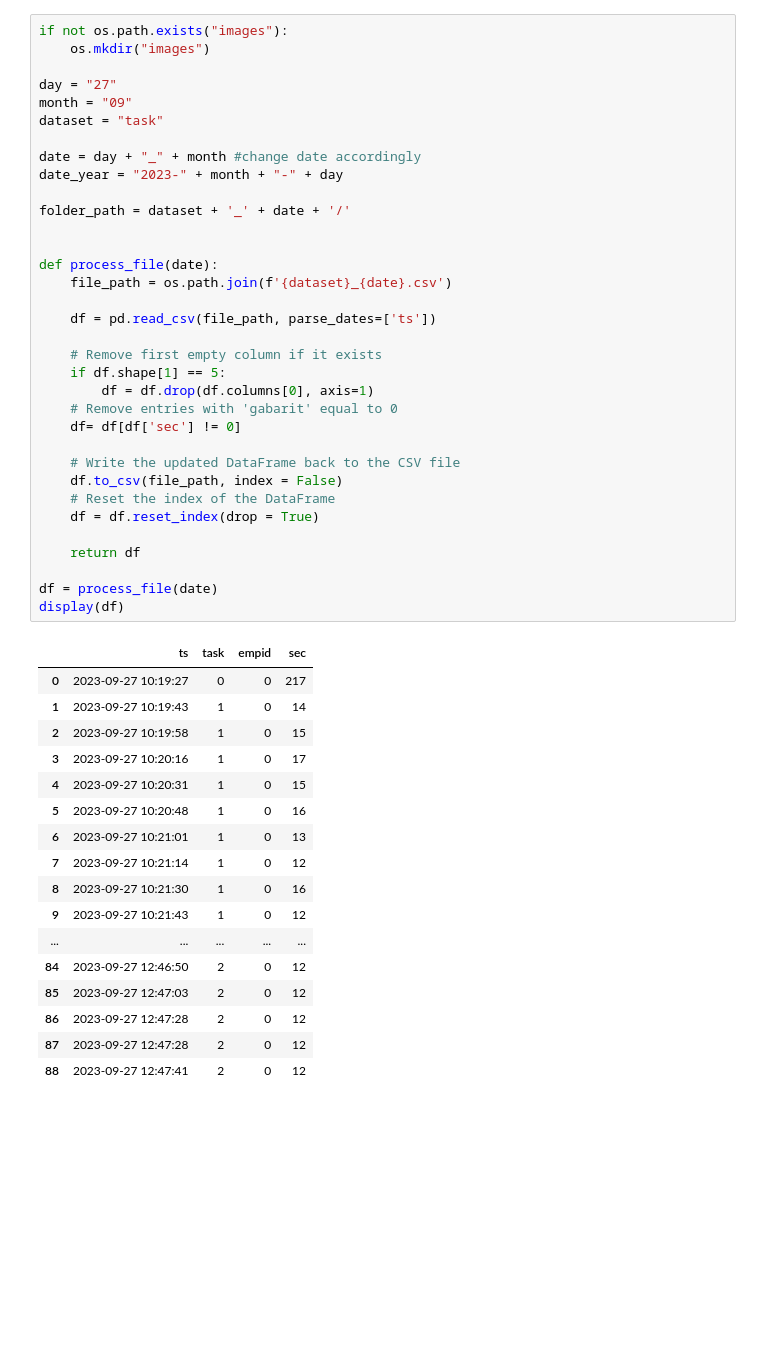
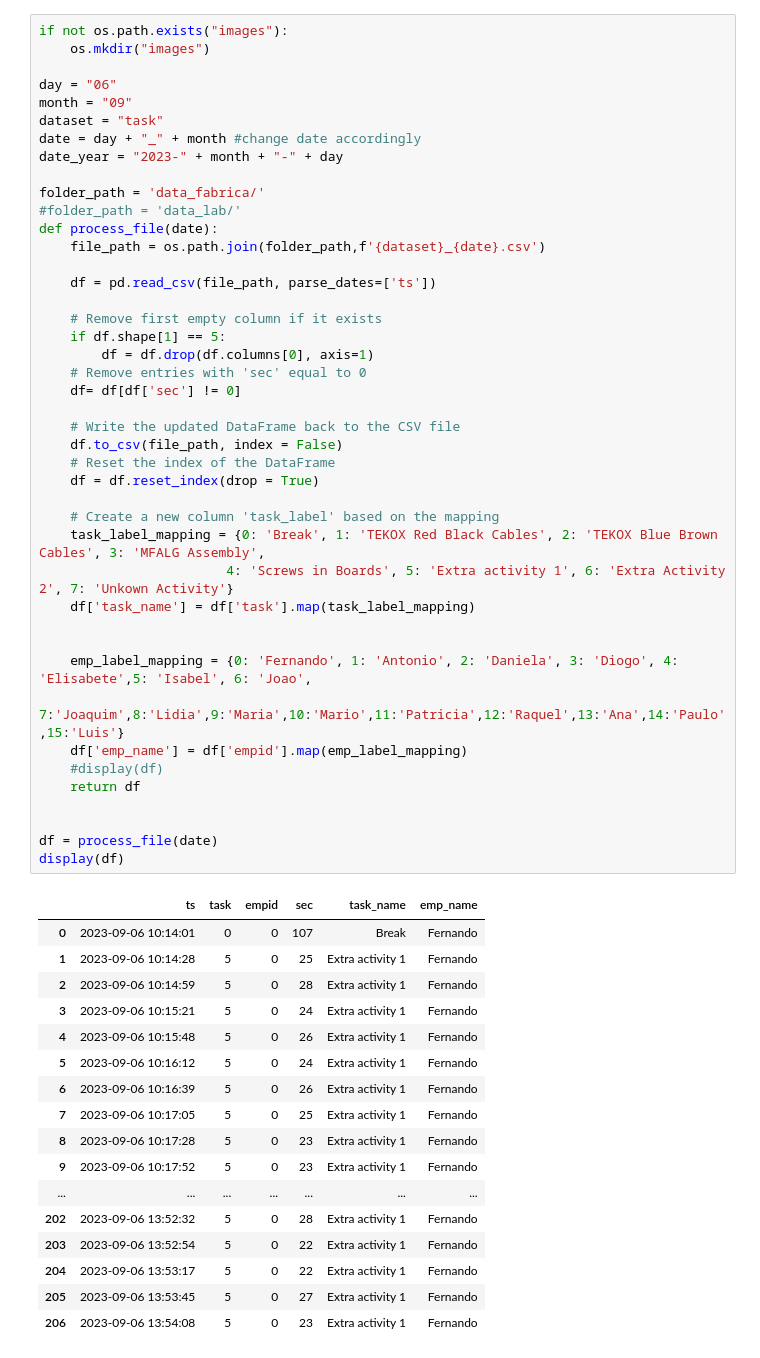
Before and after one commit to Isabelport/Methodology-for-Rapid-Prototyping-of-IoT-Solutions, a Jupyter notebook: API/task/task_graphs.ipynb, the cells around one changed output. Saved outputs shown, nothing was run; the diff lists cells and outputs as text; blank space fills up the shorter version.

```diff
--- a/API/task/task_graphs.ipynb
+++ b/API/task/task_graphs.ipynb
@@ -10,52 +11,61 @@ pd.set_option('display.max_rows', None)  # Display all rows
 # %%
 if not os.path.exists("images"):
     os.mkdir("images")
 
-day = "27"
+day = "06"
 month = "09"
 dataset = "task"
-
 date = day + "_" + month #change date accordingly
 date_year = "2023-" + month + "-" + day
 
-folder_path = dataset + '_' + date + '/'
-
-
+folder_path = 'data_fabrica/'
+#folder_path = 'data_lab/'
 def process_file(date):
-    file_path = os.path.join(f'{dataset}_{date}.csv')
+    file_path = os.path.join(folder_path,f'{dataset}_{date}.csv')
 
     df = pd.read_csv(file_path, parse_dates=['ts'])
 
     # Remove first empty column if it exists
     if df.shape[1] == 5:
         df = df.drop(df.columns[0], axis=1)
-    # Remove entries with 'gabarit' equal to 0
+    # Remove entries with 'sec' equal to 0
     df= df[df['sec'] != 0]
 
     # Write the updated DataFrame back to the CSV file
     df.to_csv(file_path, index = False)
     # Reset the index of the DataFrame
     df = df.reset_index(drop = True)
 
+    # Create a new column 'task_label' based on the mapping
+    task_label_mapping = {0: 'Break', 1: 'TEKOX Red Black Cables', 2: 'TEKOX Blue Brown Cables', 3: 'MFALG Assembly',
+                        4: 'Screws in Boards', 5: 'Extra activity 1', 6: 'Extra Activity 2', 7: 'Unkown Activity'}
+    df['task_name'] = df['task'].map(task_label_mapping)
+
+
+    emp_label_mapping = {0: 'Fernando', 1: 'Antonio', 2: 'Daniela', 3: 'Diogo', 4: 'Elisabete',5: 'Isabel', 6: 'Joao',
+                        7:'Joaquim',8:'Lidia',9:'Maria',10:'Mario',11:'Patricia',12:'Raquel',13:'Ana',14:'Paulo',15:'Luis'}
+    df['emp_name'] = df['empid'].map(emp_label_mapping)
+    #display(df)
     return df
+
 
 df = process_file(date)
 display(df)
 # %% [output]
-|  | ts | task | empid | sec |
-| 0 | 2023-09-27 10:19:27 | 0 | 0 | 217 |
-| 1 | 2023-09-27 10:19:43 | 1 | 0 | 14 |
-| 2 | 2023-09-27 10:19:58 | 1 | 0 | 15 |
-| 3 | 2023-09-27 10:20:16 | 1 | 0 | 17 |
-| 4 | 2023-09-27 10:20:31 | 1 | 0 | 15 |
-| 5 | 2023-09-27 10:20:48 | 1 | 0 | 16 |
-| 6 | 2023-09-27 10:21:01 | 1 | 0 | 13 |
-| 7 | 2023-09-27 10:21:14 | 1 | 0 | 12 |
-| 8 | 2023-09-27 10:21:30 | 1 | 0 | 16 |
-| 9 | 2023-09-27 10:21:43 | 1 | 0 | 12 |
-| ... | ... | ... | ... | ... |
-| 84 | 2023-09-27 12:46:50 | 2 | 0 | 12 |
-| 85 | 2023-09-27 12:47:03 | 2 | 0 | 12 |
-| 86 | 2023-09-27 12:47:28 | 2 | 0 | 12 |
-| 87 | 2023-09-27 12:47:28 | 2 | 0 | 12 |
-| 88 | 2023-09-27 12:47:41 | 2 | 0 | 12 |
+|  | ts | task | empid | sec | task_name | emp_name |
+| 0 | 2023-09-06 10:14:01 | 0 | 0 | 107 | Break | Fernando |
+| 1 | 2023-09-06 10:14:28 | 5 | 0 | 25 | Extra activity 1 | Fernando |
+| 2 | 2023-09-06 10:14:59 | 5 | 0 | 28 | Extra activity 1 | Fernando |
+| 3 | 2023-09-06 10:15:21 | 5 | 0 | 24 | Extra activity 1 | Fernando |
+| 4 | 2023-09-06 10:15:48 | 5 | 0 | 26 | Extra activity 1 | Fernando |
+| 5 | 2023-09-06 10:16:12 | 5 | 0 | 24 | Extra activity 1 | Fernando |
+| 6 | 2023-09-06 10:16:39 | 5 | 0 | 26 | Extra activity 1 | Fernando |
+| 7 | 2023-09-06 10:17:05 | 5 | 0 | 25 | Extra activity 1 | Fernando |
+| 8 | 2023-09-06 10:17:28 | 5 | 0 | 23 | Extra activity 1 | Fernando |
+| 9 | 2023-09-06 10:17:52 | 5 | 0 | 23 | Extra activity 1 | Fernando |
+| ... | ... | ... | ... | ... | ... | ... |
+| 202 | 2023-09-06 13:52:32 | 5 | 0 | 28 | Extra activity 1 | Fernando |
+| 203 | 2023-09-06 13:52:54 | 5 | 0 | 22 | Extra activity 1 | Fernando |
+| 204 | 2023-09-06 13:53:17 | 5 | 0 | 22 | Extra activity 1 | Fernando |
+| 205 | 2023-09-06 13:53:45 | 5 | 0 | 27 | Extra activity 1 | Fernando |
+| 206 | 2023-09-06 13:54:08 | 5 | 0 | 23 | Extra activity 1 | Fernando |
```
Also changed, not shown: parts of 5 cells of this notebook, 29 other files.
